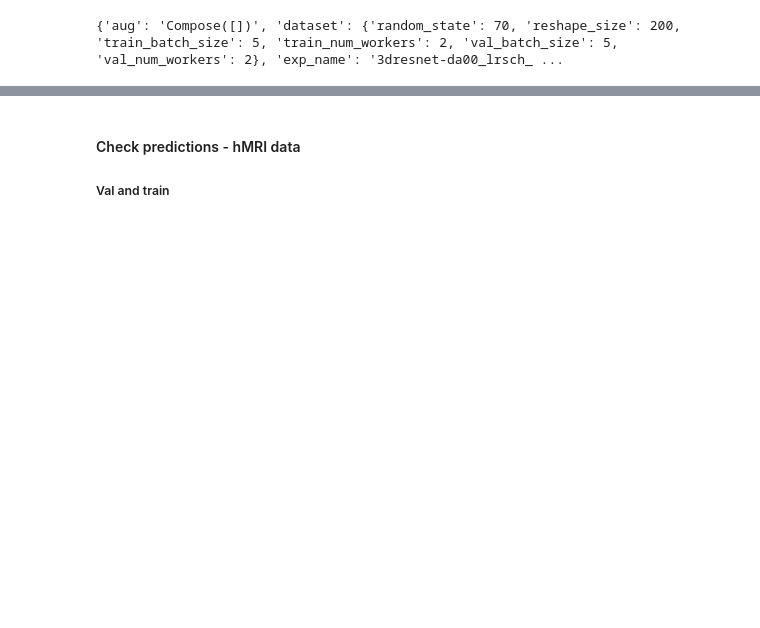
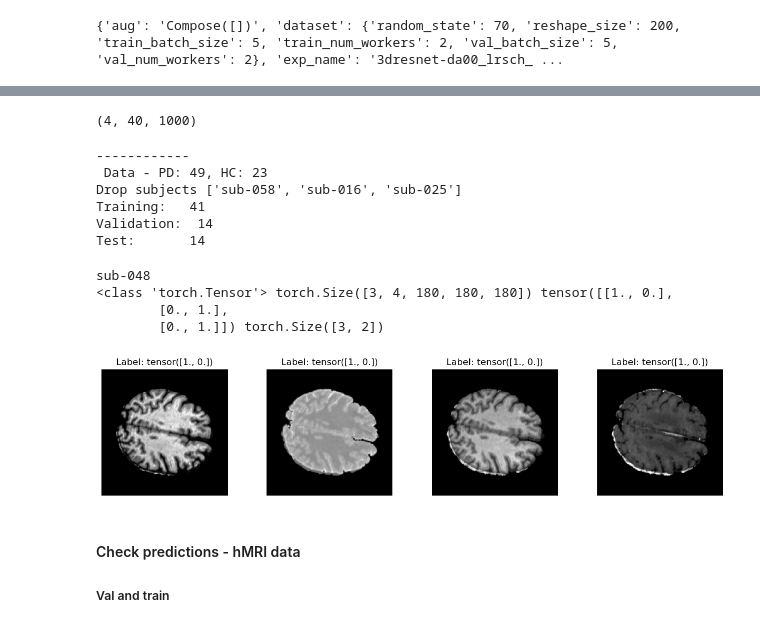
Before and after one commit to alexCortinaU/parkinson_classification, a Jupyter notebook: checking_val_acc.ipynb, the cells around one changed output, grey strips where cells are left out. Cells and saved outputs as stored; diff of their text form; code cells hidden in the pictures; blank space fills up the shorter version.

```diff
--- a/checking_val_acc.ipynb
+++ b/checking_val_acc.ipynb
@@ -111,3 +150,64 @@ Model(
+# %%
+np.shape(R_runs)
+# %% [output]
+(4, 40, 1000)
+# %%
+# read the config file
+with open('config.yaml', 'r') as f:
+    cfg = list(yaml.load_all(f, yaml.SafeLoader))[0]
+
+# Set data directory
+root_dir = Path('/mnt/scratch/7TPD/mpm_run_acu/bids/derivatives/hMRI')
+md_df = pd.read_csv(this_path/'bids_3t.csv')
+pd_number = len(md_df.loc[md_df.group == 1, :])
+hc_number = len(md_df.loc[md_df.group == 0, :])
+print(f'------------\n Data - PD: {pd_number}, HC: {hc_number}')
+
+augmentations = tio.Compose([tio.RandomAffine(scales=(0.15, 0.15, 0.15),
+                                                degrees=(15, 0, 15),
+                                                # isotropic=True,
+                                                center='image',
+                                                default_pad_value=0)])
+# cfg['dataset']['train_batch_size'] = 1
+# cfg['dataset']['val_batch_size'] = 1
+
+data = HMRIDataModule(md_df=md_df,
+                        root_dir=root_dir,
+                        augment=augmentations,
+                        **cfg['dataset'])
+data.prepare_data()
+data.setup()
+print("Training:  ", len(data.train_set))
+print("Validation: ", len(data.val_set))
+print("Test:      ", len(data.test_set))
+# %% [output]
+------------
+ Data - PD: 49, HC: 23
+Drop subjects ['sub-058', 'sub-016', 'sub-025']
+Training:   41
+Validation:  14
+Test:       14
+# %%
+for i, subjects_batch in enumerate(data.train_dataloader()):
+    print(data.md_df_val.iloc[i, 0])
+    inputs = subjects_batch['image'][tio.DATA]
+    target = subjects_batch['label']
+    break
+print(type(inputs), inputs.shape, target, target.shape)
+# %% [output]
+sub-048
+<class 'torch.Tensor'> torch.Size([3, 4, 180, 180, 180]) tensor([[1., 0.],
+        [0., 1.],
+        [0., 1.]]) torch.Size([3, 2])
+# %%
+subj = 0
+f,axs = plt.subplots(1,4, figsize=(15, 3))
+for i in range(4):
+    axs[i].imshow(inputs[subj].cpu().detach().numpy()[i, :, :, 120], cmap='gray')
+    axs[i].set_title(f'Label: {target[subj]}')
+    axs[i].axis('off')
+# %% [output]
+[figure, added]
 # %% [markdown]
 #### Check predictions - hMRI data
 ##### Val and train
```
Also changed, not shown: parts of 5 cells of this notebook, 10 other files.
